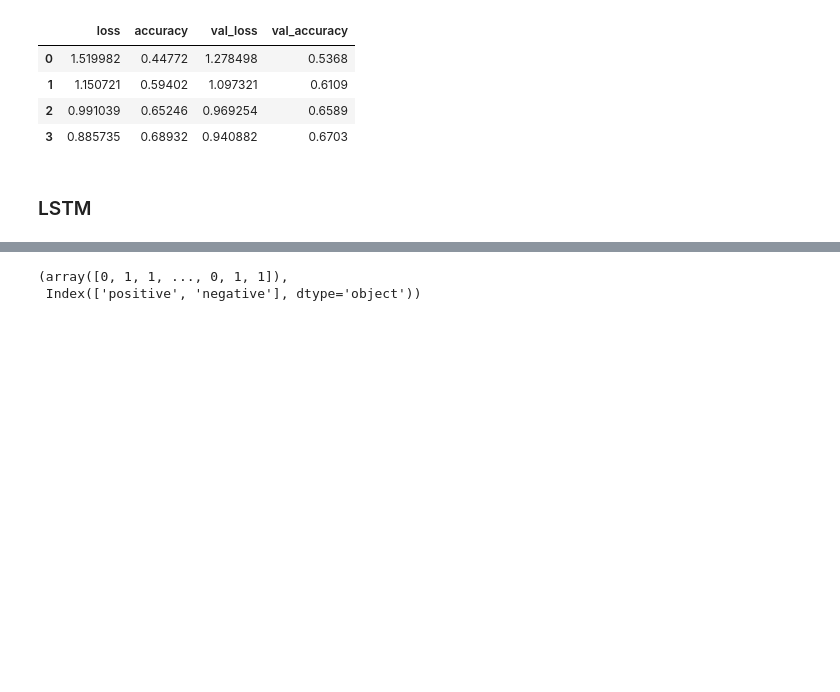
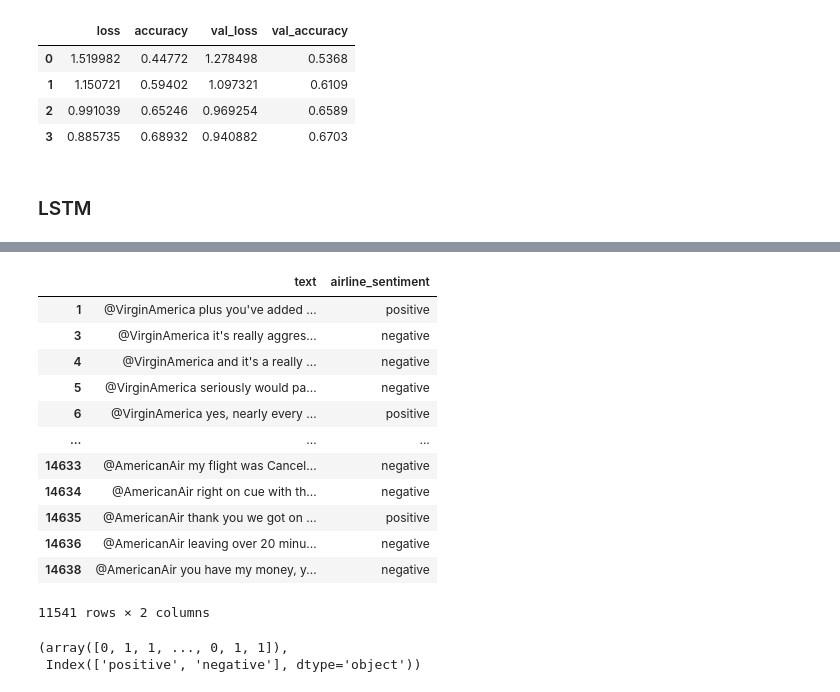
Before and after one commit to scottd4/AdvancedMachineLearningTUS2022, a Jupyter notebook: InClass/Lectures/Other.ipynb, the cells around one changed output, grey strips where cells are left out. Saved outputs shown, nothing was run; the diff lists cells and outputs as text; code cells hidden in the pictures; blank space fills up the shorter version.

```diff
--- a/InClass/Lectures/Other.ipynb
+++ b/InClass/Lectures/Other.ipynb
@@ -117,8 +117,23 @@ df.head(3)
 # %%
 #select relavant columns
 tweet_df = df[['text','airline_sentiment']]
 tweet_df.head(10)
 tweet_df = tweet_df[tweet_df['airline_sentiment'] != 'neutral']
+tweet_df
+# %% [output]
+|  | text | airline_sentiment |
+| 1 | @VirginAmerica plus you've added ... | positive |
+| 3 | @VirginAmerica it's really aggres... | negative |
+| 4 | @VirginAmerica and it's a really ... | negative |
+| 5 | @VirginAmerica seriously would pa... | negative |
+| 6 | @VirginAmerica yes, nearly every ... | positive |
+| ... | ... | ... |
+| 14633 | @AmericanAir my flight was Cancel... | negative |
+| 14634 | @AmericanAir right on cue with th... | negative |
+| 14635 | @AmericanAir thank you we got on ... | positive |
+| 14636 | @AmericanAir leaving over 20 minu... | negative |
+| 14638 | @AmericanAir you have my money, y... | negative |
+11541 rows × 2 columns
 # %%
 # convert airline_seentiment to numeric
 sentiment_label = tweet_df.airline_sentiment.factorize()
```
Also changed, not shown: parts of 6 cells of this notebook.
